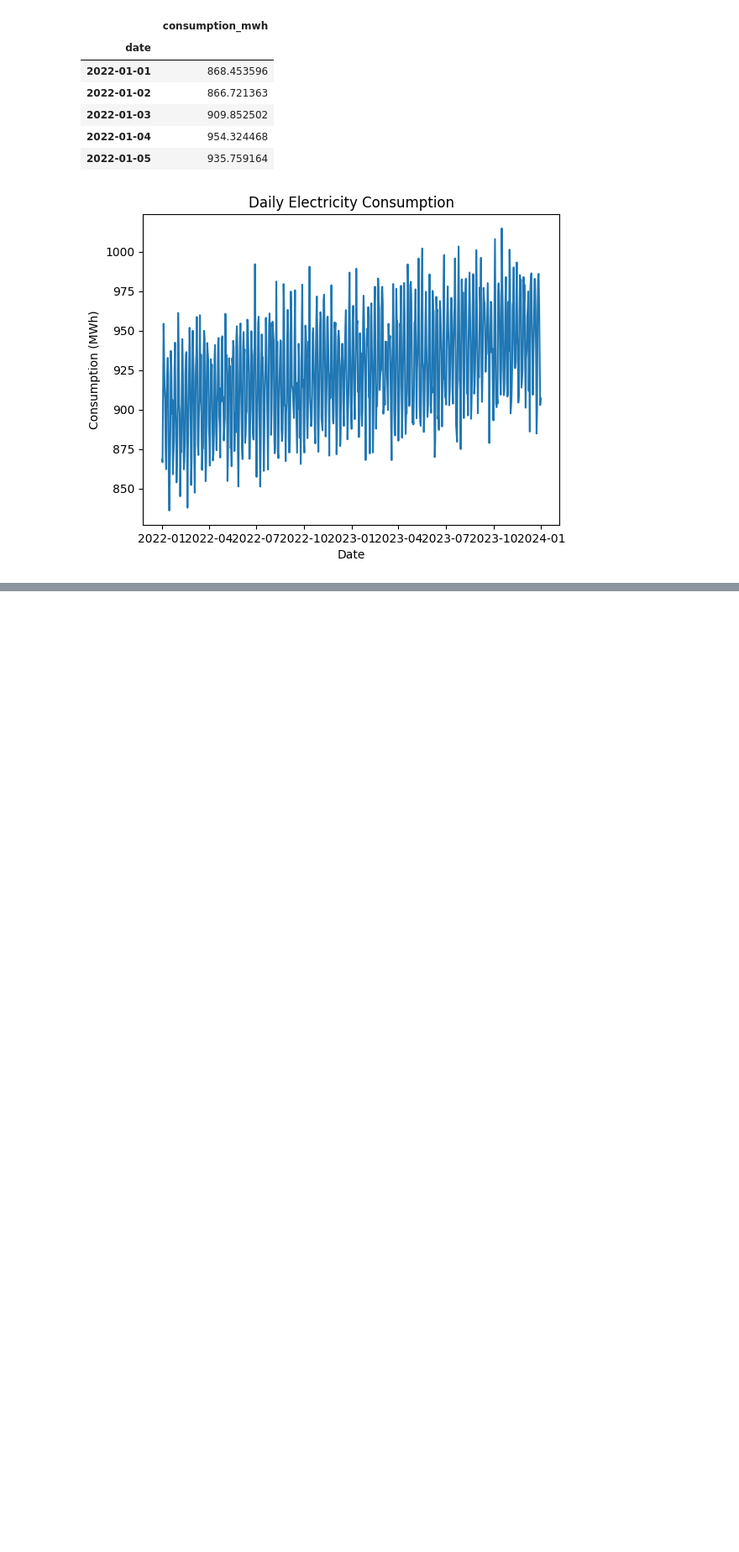
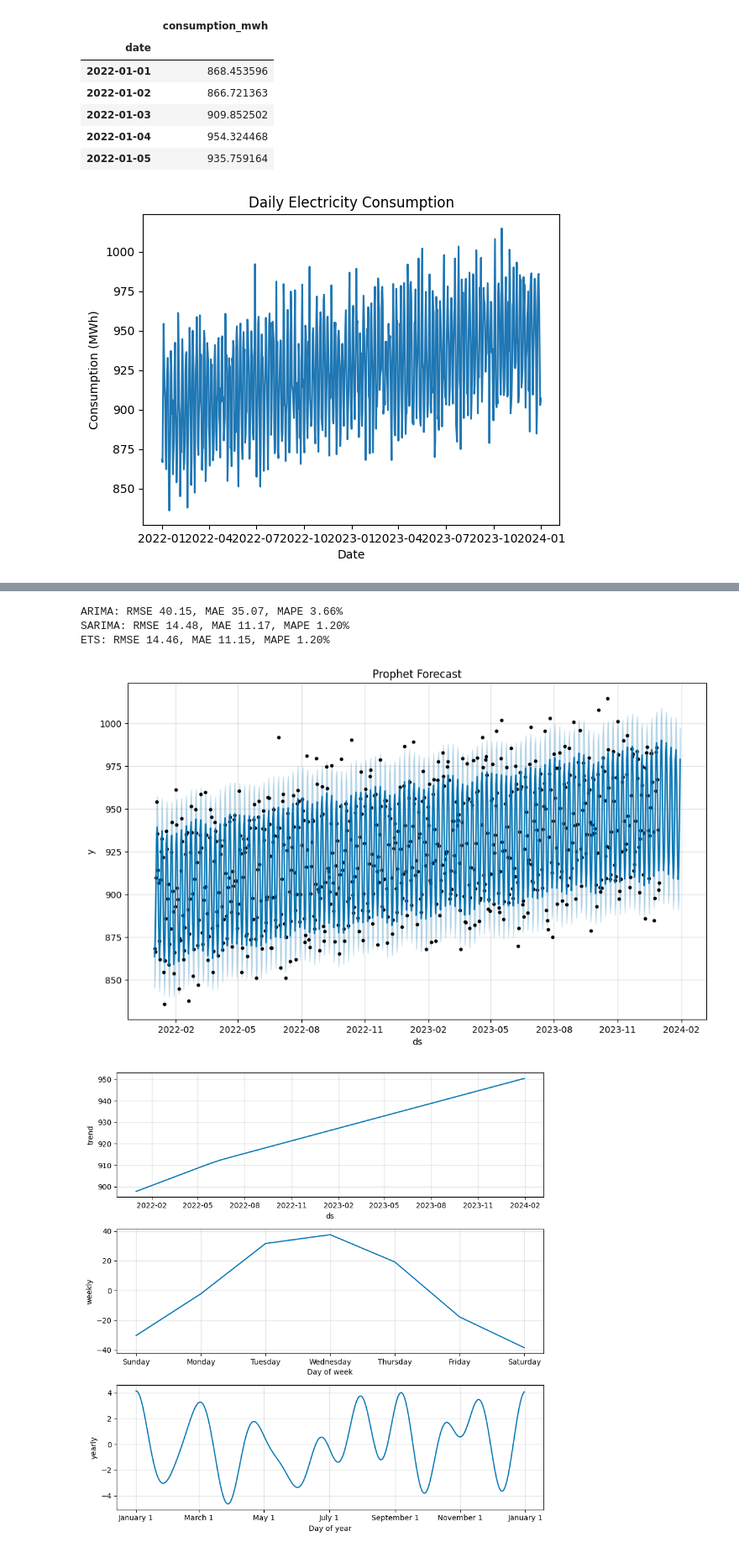
Before and after one commit to G0nkly/Ready-Set-Prophecy, a Jupyter notebook: Timeseries_Intro.ipynb, the cells around one changed output, grey strips where cells are left out. Shown at 84% size. Drawn from its saved outputs; the diff is of its cells as text; code cells hidden in the pictures; blank space fills up the shorter version.

```diff
--- a/Timeseries_Intro.ipynb
+++ b/Timeseries_Intro.ipynb
@@ -63,0 +184,25 @@ plt.show()
+# %%
+from sklearn.metrics import mean_squared_error, mean_absolute_error
+
+def evaluate_forecast(y_true, y_pred):
+    rmse = np.sqrt(mean_squared_error(y_true, y_pred))
+    mae = mean_absolute_error(y_true, y_pred)
+    mape = np.mean(np.abs((y_true - y_pred) / y_true)) * 100
+    return rmse, mae, mape
+
+# ARIMA
+arima_rmse, arima_mae, arima_mape = evaluate_forecast(test["consumption_mwh"], arima_forecast)
+
+# SARIMA
+sarima_rmse, sarima_mae, sarima_mape = evaluate_forecast(test["consumption_mwh"], sarima_forecast)
+
+# ETS
+ets_rmse, ets_mae, ets_mape = evaluate_forecast(test["consumption_mwh"], ets_forecast)
+
+print("ARIMA: RMSE {:.2f}, MAE {:.2f}, MAPE {:.2f}%".format(arima_rmse, arima_mae, arima_mape))
+print("SARIMA: RMSE {:.2f}, MAE {:.2f}, MAPE {:.2f}%".format(sarima_rmse, sarima_mae, sarima_mape))
+print("ETS: RMSE {:.2f}, MAE {:.2f}, MAPE {:.2f}%".format(ets_rmse, ets_mae, ets_mape))
+# %% [output]
+ARIMA: RMSE 40.15, MAE 35.07, MAPE 3.66%
+SARIMA: RMSE 14.48, MAE 11.17, MAPE 1.20%
+ETS: RMSE 14.46, MAE 11.15, MAPE 1.20%
@@ -63,0 +211,30 @@ plt.show()
+# %%
+!pip install prophet --quiet
+
+import pandas as pd
+from prophet import Prophet
+import matplotlib.pyplot as plt
+
+# CSV einlesen
+df = pd.read_csv("consumption_daily.csv", parse_dates=["date"])
+df_prophet = df.rename(columns={"date": "ds", "consumption_mwh": "y"})
+
+# Prophet Modell
+model_prophet = Prophet(daily_seasonality=False, weekly_seasonality=True, yearly_seasonality=True)
+model_prophet.fit(df_prophet)
+
+# Forecast für nächsten Monat
+future = model_prophet.make_future_dataframe(periods=30)
+forecast = model_prophet.predict(future)
+
+# Visualisierung
+fig1 = model_prophet.plot(forecast)
+plt.title("Prophet Forecast")
+plt.show()
+
+# Komponenten (Trend + Saison)
+fig2 = model_prophet.plot_components(forecast)
+plt.show()
+# %% [output]
+[figure, added]
+[figure, added]
```
Also changed, not shown: parts of 15 cells of this notebook.
